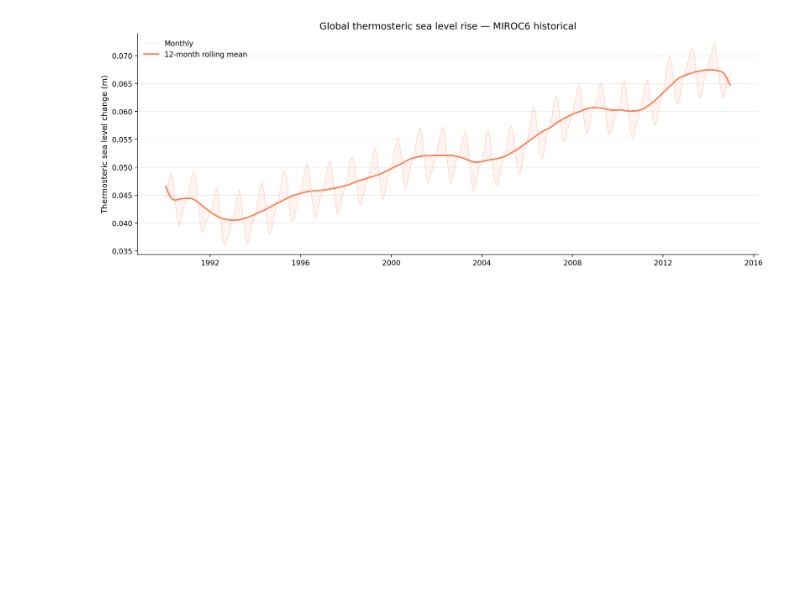
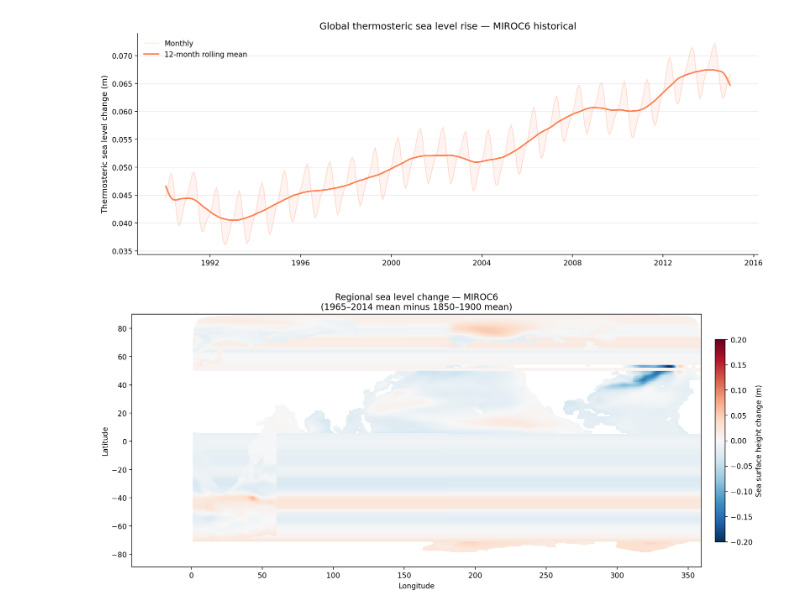
Before and after one commit to natalie3huynh/dcs106-project3, a Jupyter notebook: nikita_eda.ipynb, the cells around one changed output. Drawn from its saved outputs; the diff is of its cells as text; code cells hidden in the pictures; blank space fills up the shorter version.

```diff
--- a/nikita_eda.ipynb
+++ b/nikita_eda.ipynb
@@ -205,3 +205,32 @@ plt.tight_layout()
 plt.show()
 # %% [output]
 [figure]
+# %%
+import warnings
+lat_coord = [c for c in diff.coords if c in ["lat","latitude","y","j"]][0]
+lon_coord = [c for c in diff.coords if c in ["lon","longitude","x","i"]][0]
+
+diff_clean = diff.where(diff < 0.5).where(diff > -0.5)
+
+fig, ax = plt.subplots(figsize=(14, 6))
+
+with warnings.catch_warnings():
+    warnings.simplefilter("ignore")
+    im = ax.pcolormesh(
+        diff_clean.coords[lon_coord],
+        diff_clean.coords[lat_coord],
+        diff_clean.values,
+        cmap="RdBu_r",
+        vmin=-0.2, vmax=0.2
+    )
+
+cbar = plt.colorbar(im, ax=ax, orientation="vertical", pad=0.02, shrink=0.8)
+cbar.set_label("Sea surface height change (m)", fontsize=10)
+ax.set_xlabel("Longitude", fontsize=10)
+ax.set_ylabel("Latitude", fontsize=10)
+ax.set_title("Regional sea level change — MIROC6\n(1965–2014 mean minus 1850–1900 mean)",
+             fontsize=12, fontweight="normal")
+plt.tight_layout()
+plt.show()
+# %% [output]
+[figure, added]
```
